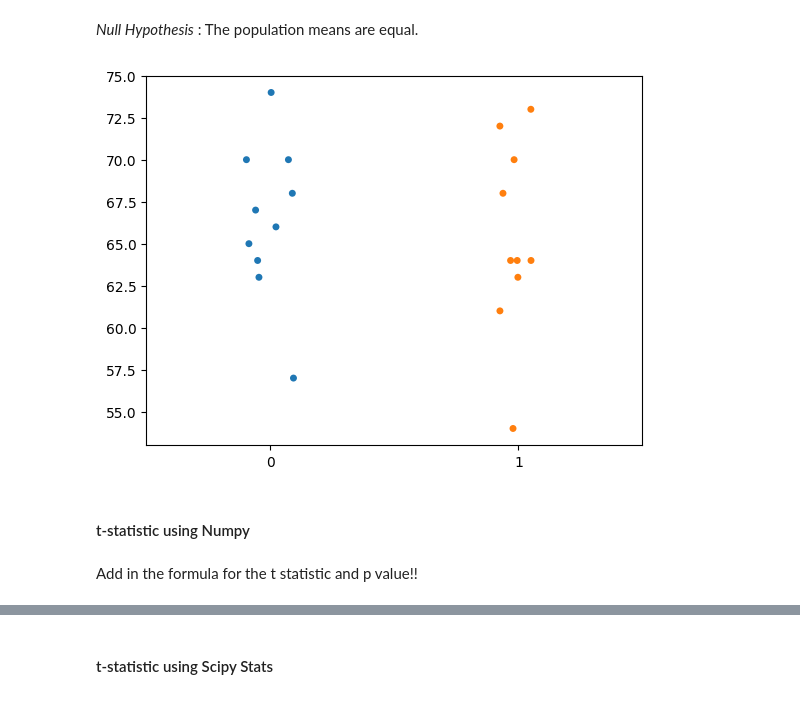
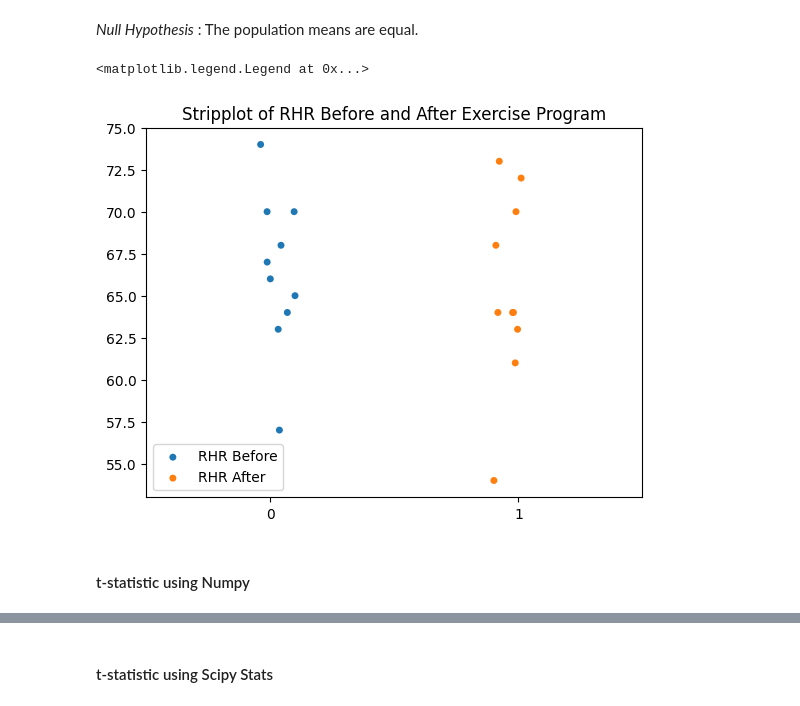
Before and after one commit to rachel-king4/appliedstatistics, a Jupyter notebook: tasks.ipynb, the cells around one changed output, grey strips where cells are left out. Saved outputs shown, nothing was run; the diff lists cells and outputs as text; code cells hidden in the pictures.

```diff
--- a/tasks.ipynb
+++ b/tasks.ipynb
@@ -287,10 +288,10 @@ rhr_before = np.array([63, 68, 70, 64, 74, 67, 70, 57, 66, 65])
 rhr_after = np.array([64, 64, 68, 64, 73, 70, 72, 54, 61, 63])
 # %%
 # Strip plot.
-sns.stripplot(data=[rhr_before, rhr_after]);
+sns.stripplot(data=[rhr_before, rhr_after]).set_title("Stripplot of RHR Before and After Exercise Program");
+plt.legend(labels=['RHR Before', 'RHR After'])
 # %% [output]
+<matplotlib.legend.Legend at 0x...>
-[figure, old version]
+[figure, new version]
 # %% [markdown]
 #### t-statistic using Numpy
-# %% [markdown]
-Add in the formula for the t statistic and p value!!
```
Also changed, not shown: parts of 26 cells of this notebook, 1 other file.
